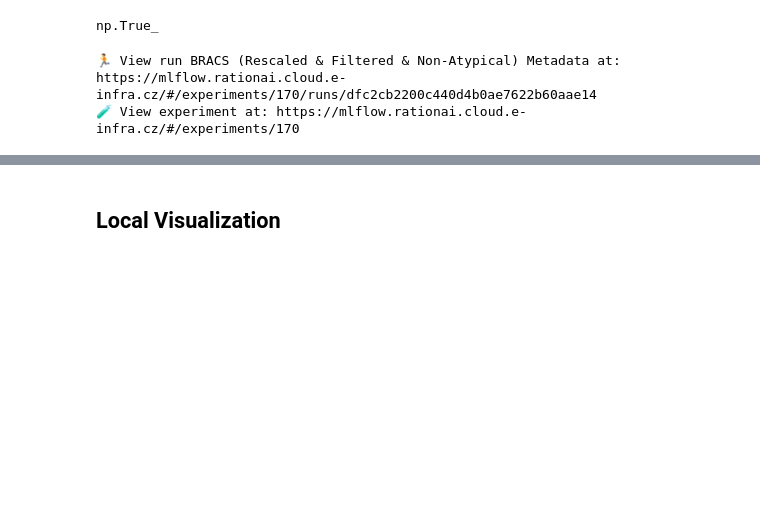
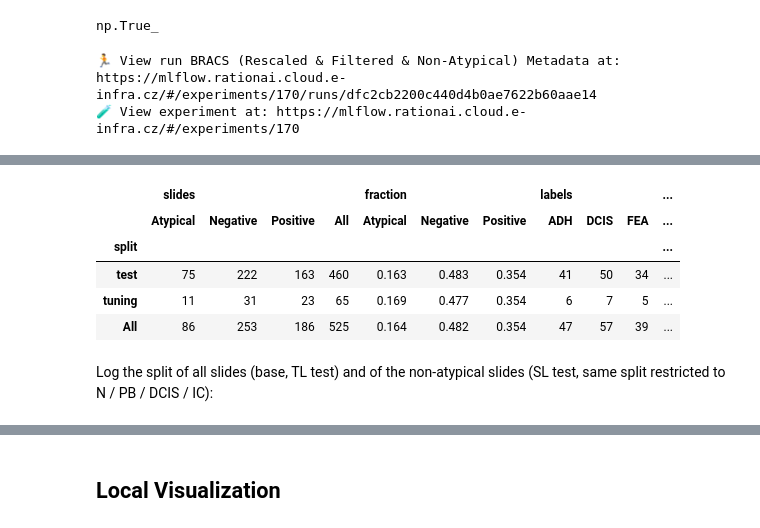
Before and after one commit to RationAI/carcinoma-binary-classification-methods, a Jupyter notebook: exploration/bracs.ipynb, the cells around one changed output, grey strips where cells are left out. Cells and saved outputs as stored; diff of their text form; code cells hidden in the pictures; blank space fills up the shorter version.

Commit message:
feat: bracs spliting and merging

```diff
--- a/exploration/bracs.ipynb
+++ b/exploration/bracs.ipynb
@@ -452,0 +459,49 @@ with mlflow.start_run(run_name="BRACS (Rescaled & Filtered & Non-Atypical) Metad
+# %%
+import mlflow
+import numpy as np
+import pandas as pd
+from sklearn.model_selection import StratifiedGroupKFold
+
+
+slides_df = pd.read_csv(
+    mlflow.artifacts.download_artifacts(
+        "mlflow-artifacts:/170/b239bd0d809a4f59a55abe77bec0ffcb/artifacts/bracs_rescaled_filtered.csv"
+    )
+)
+
+
+def proportions_l1(subset: pd.DataFrame, col: str) -> float:
+    ref = slides_df[col].value_counts(normalize=True)
+    return (subset[col].value_counts(normalize=True).reindex(ref.index, fill_value=0) - ref).abs().sum()
+
+
+best_score, tuning_idx = np.inf, None
+for seed in range(20):
+    sgkf = StratifiedGroupKFold(n_splits=8, shuffle=True, random_state=seed)
+    for _, fold_idx in sgkf.split(slides_df, slides_df["WSI label"], slides_df["Patient Id"]):
+        fold = slides_df.iloc[fold_idx]
+        score = proportions_l1(fold, "Category") + 0.5 * proportions_l1(fold, "WSI label")
+        if score < best_score:
+            best_score, tuning_idx = score, fold_idx
+
+slides_df["split"] = "test"
+slides_df.loc[slides_df.index[tuning_idx], "split"] = "tuning"
+assert slides_df.groupby("Patient Id")["split"].nunique().max() == 1, "split is not patient-disjoint"
+# %%
+pd.concat(
+    {
+        "slides": pd.crosstab(slides_df["split"], slides_df["Category"], margins=True),
+        "fraction": pd.crosstab(slides_df["split"], slides_df["Category"], normalize="index", margins=True).round(3),
+        "labels": pd.crosstab(slides_df["split"], slides_df["WSI label"], margins=True),
+    },
+    axis=1,
+).assign(patients=slides_df.groupby("split")["Patient Id"].nunique())
+# %% [output]
+|  | slides |  |  |  | fraction |  |  | labels |  |  | ... |
+|  | Atypical | Negative | Positive | All | Atypical | Negative | Positive | ADH | DCIS | FEA | ... |
+| split |  |  |  |  |  |  |  |  |  |  | ... |
+| test | 75 | 222 | 163 | 460 | 0.163 | 0.483 | 0.354 | 41 | 50 | 34 | ... |
+| tuning | 11 | 31 | 23 | 65 | 0.169 | 0.477 | 0.354 | 6 | 7 | 5 | ... |
+| All | 86 | 253 | 186 | 525 | 0.164 | 0.482 | 0.354 | 47 | 57 | 39 | ... |
+# %% [markdown]
+Log the split of all slides (base, TL test) and of the non-atypical slides (SL test, same split restricted to N / PB / DCIS / IC):
```
Also changed, not shown: parts of 3 cells of this notebook, 16 other files.
